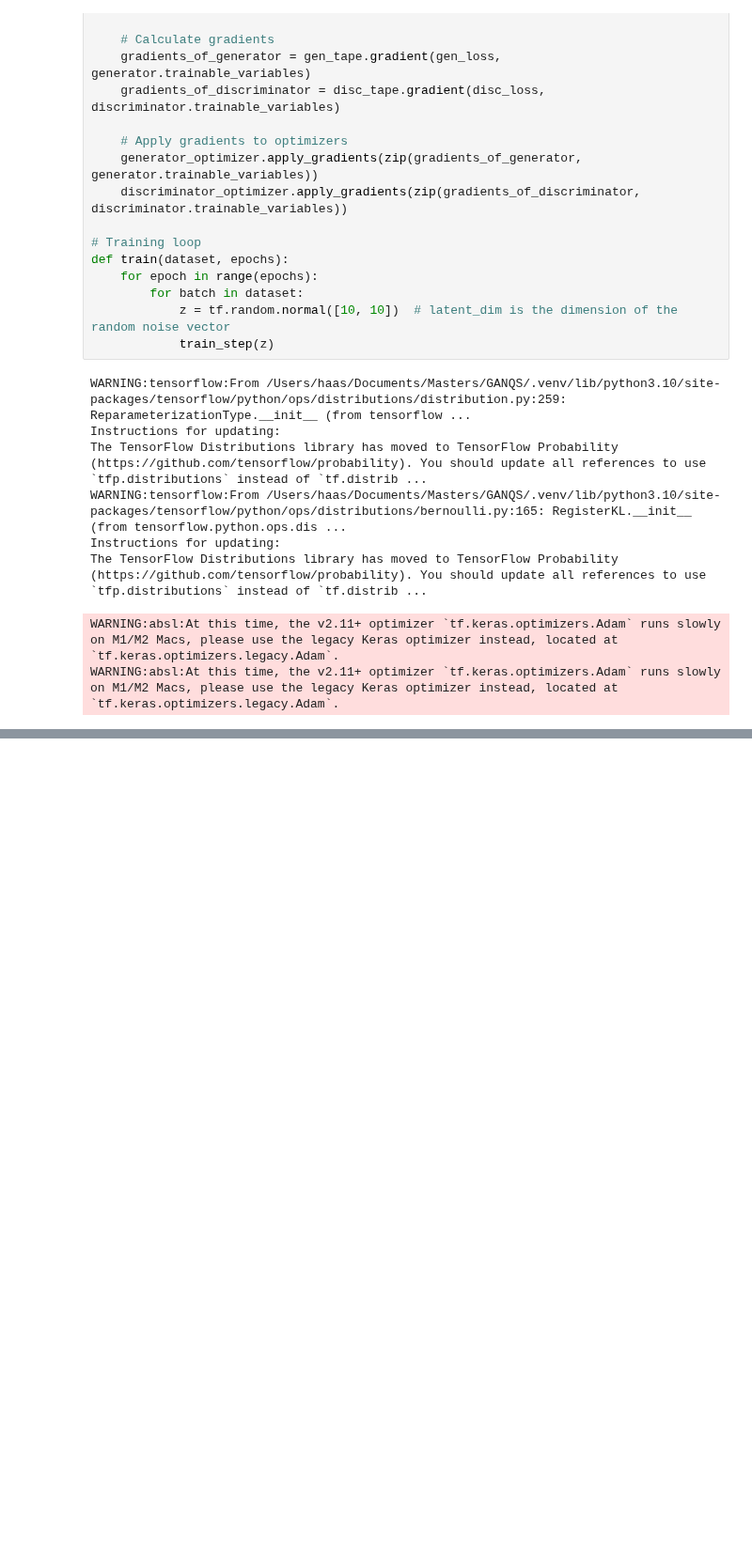
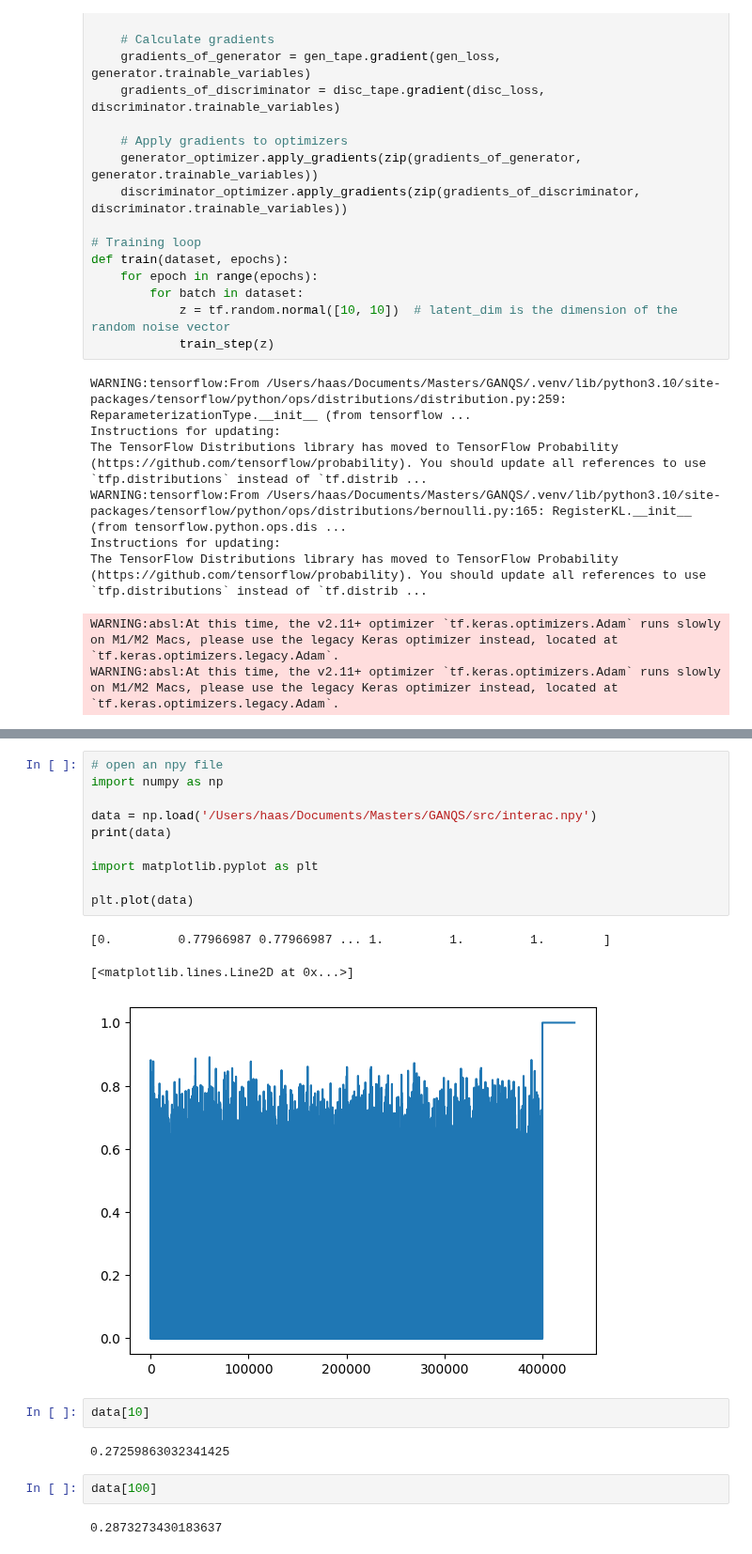
Before and after one commit to Daniel-Haas-B/NeuralQuantumState, a Jupyter notebook: thesis_misc/crazystuff.ipynb, the cells around one changed output, grey strips where cells are left out. Shown at 94% size. Cells and saved outputs as stored; diff of their text form; blank space fills up the shorter version.

```diff
--- a/thesis_misc/crazystuff.ipynb
+++ b/thesis_misc/crazystuff.ipynb
@@ -679,0 +908,22 @@ print(a)
+# %%
+# open an npy file
+import numpy as np
+
+data = np.load('/Users/haas/Documents/Masters/GANQS/src/interac.npy')
+print(data)
+
+import matplotlib.pyplot as plt
+
+plt.plot(data)
+# %% [output]
+[0.         0.77966987 0.77966987 ... 1.         1.         1.        ]
+[<matplotlib.lines.Line2D at 0x...>]
+[figure, added]
+# %%
+data[10]
+# %% [output]
+0.27259863032341425
+# %%
+data[100]
+# %% [output]
+0.2873273430183637
```
Also changed, not shown: parts of 9 cells of this notebook, 26 other files.
